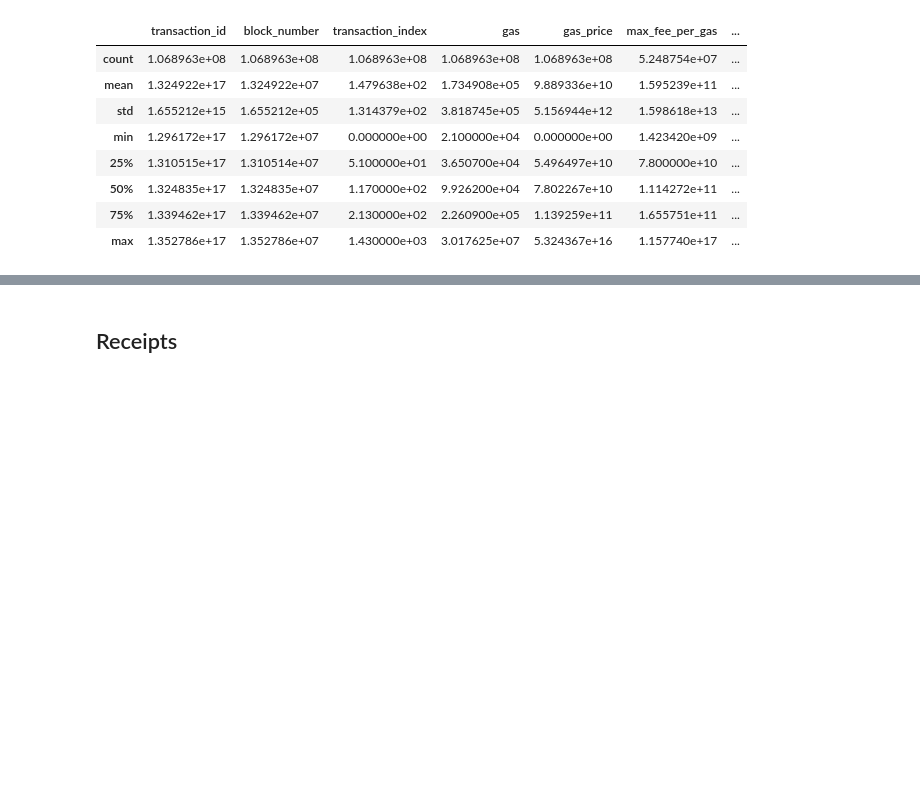
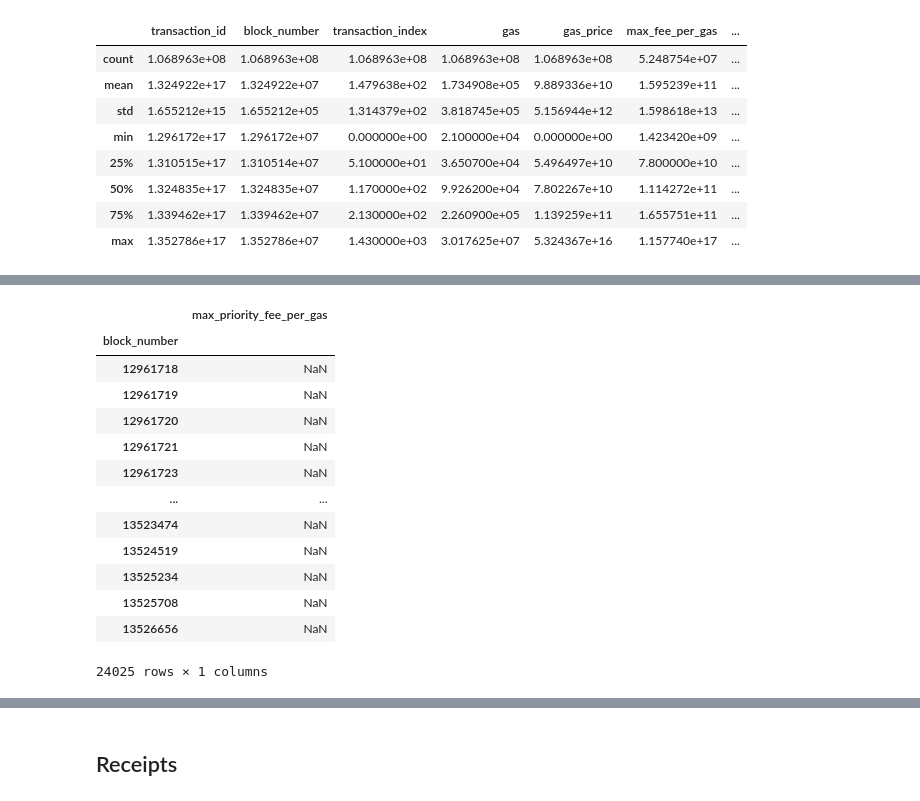
Before and after one commit to tracy-stephens/ethereum, a Jupyter notebook: Pipeline_Rob.ipynb, the cells around one changed output, grey strips where cells are left out. Saved outputs shown, nothing was run; the diff lists cells and outputs as text; code cells hidden in the pictures; blank space fills up the shorter version.

```diff
--- a/Pipeline_Rob.ipynb
+++ b/Pipeline_Rob.ipynb
@@ -403,0 +435,18 @@ transactions_df.describe()
+# %%
+a1 = a[a.max_priority_fee_per_gas.isnull()]
+a1
+# %% [output]
+|  | max_priority_fee_per_gas |
+| block_number |  |
+| 12961718 | NaN |
+| 12961719 | NaN |
+| 12961720 | NaN |
+| 12961721 | NaN |
+| 12961723 | NaN |
+| ... | ... |
+| 13523474 | NaN |
+| 13524519 | NaN |
+| 13525234 | NaN |
+| 13525708 | NaN |
+| 13526656 | NaN |
+24025 rows × 1 columns
```
Also changed, not shown: parts of 44 cells of this notebook.
